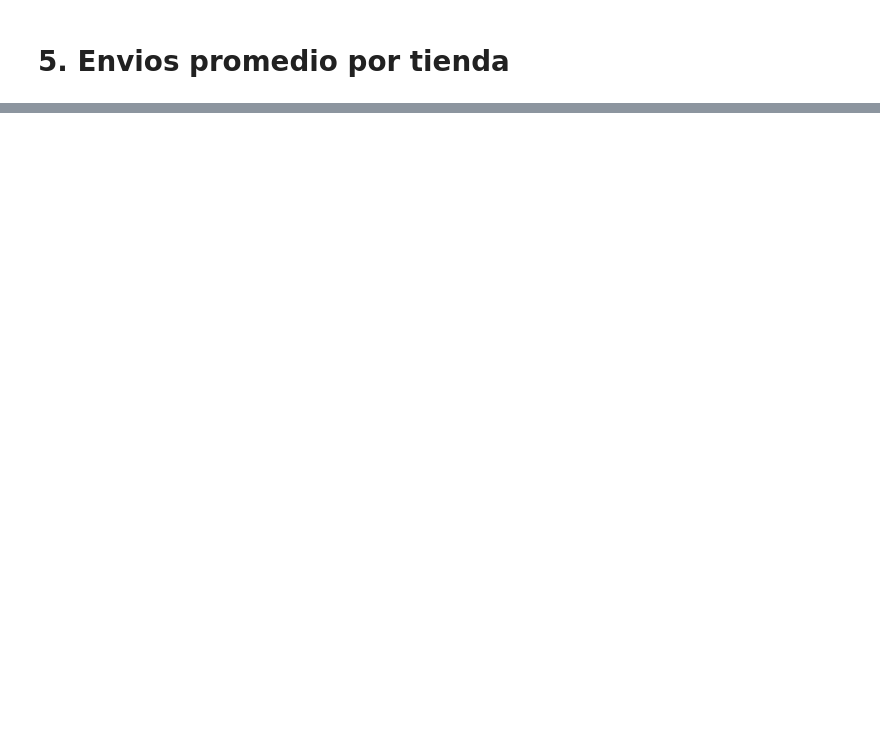
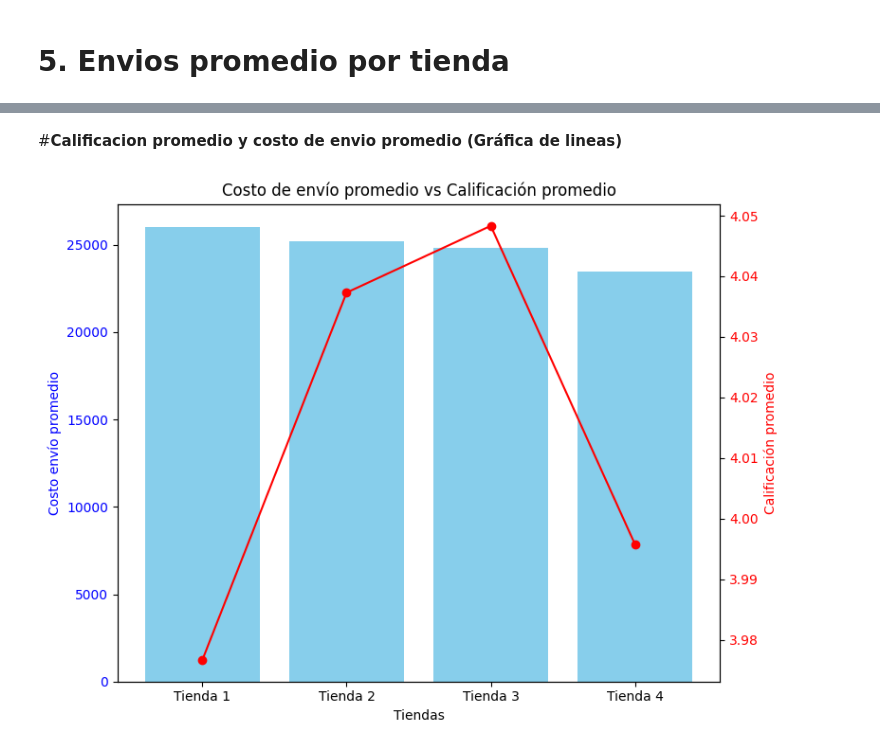
Before and after one commit to Diana13Delgado/Challenge-Alura-Store, a Jupyter notebook: AluraStoreLatam.ipynb, the cells around one changed output, grey strips where cells are left out. Drawn from its saved outputs; the diff is of its cells as text; code cells hidden in the pictures; blank space fills up the shorter version.

```diff
--- a/AluraStoreLatam.ipynb
+++ b/AluraStoreLatam.ipynb
@@ -113,0 +211,43 @@ Calificación promedio Tienda 4: 4.00
+# %% [markdown]
+#**Calificacion promedio y costo de envio promedio (Gráfica de lineas)**
+# %%
+
+
+# Datos
+costo_envio_prom = [
+    tienda['Costo de envío'].mean(),
+    tienda2['Costo de envío'].mean(),
+    tienda3['Costo de envío'].mean(),
+    tienda4['Costo de envío'].mean()
+]
+
+calificacion_prom = [
+    tienda['Calificación'].mean(),
+    tienda2['Calificación'].mean(),
+    tienda3['Calificación'].mean(),
+    tienda4['Calificación'].mean()
+]
+
+tiendas = ['Tienda 1', 'Tienda 2', 'Tienda 3', 'Tienda 4']
+
+# Crear figura
+fig, ax1 = plt.subplots(figsize=(8, 6))
+
+# Barras para costo de envío
+ax1.bar(tiendas, costo_envio_prom, color='skyblue', label='Costo envío promedio')
+ax1.set_xlabel('Tiendas')
+ax1.set_ylabel('Costo envío promedio', color='blue')
+ax1.tick_params(axis='y', labelcolor='blue')
+
+# Eje secundario para calificación
+ax2 = ax1.twinx()
+ax2.plot(tiendas, calificacion_prom, color='red', marker='o', label='Calificación promedio')
+ax2.set_ylabel('Calificación promedio', color='red')
+ax2.tick_params(axis='y', labelcolor='red')
+
+# Título y leyenda
+plt.title('Costo de envío promedio vs Calificación promedio')
+fig.tight_layout()
+plt.show()
+# %% [output]
+[figure, added]
```
Also changed, not shown: parts of 12 cells of this notebook.
